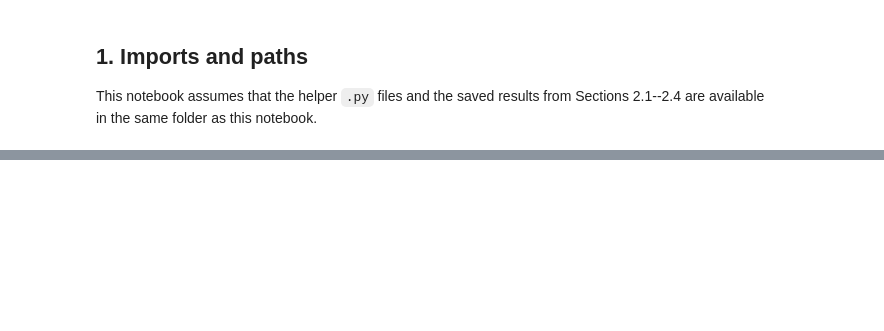
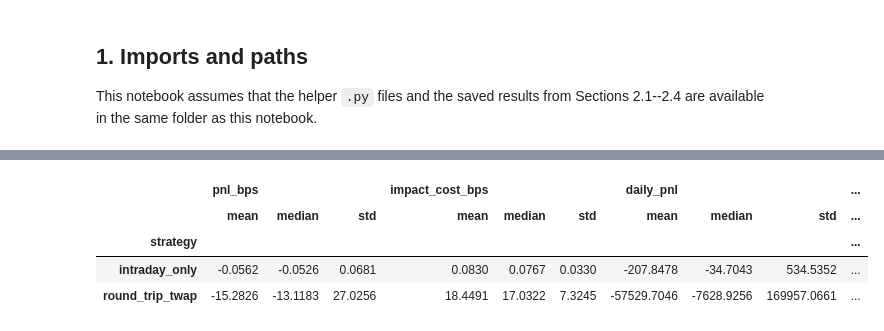
Before and after one commit to raphdlfrg/Quant_Trading_Price_Impact, a Jupyter notebook: 2_5_Optimal_Trading_Strategy.ipynb, the cells around one changed output, grey strips where cells are left out. Cells and saved outputs as stored; diff of their text form; code cells hidden in the pictures; blank space fills up the shorter version.

```diff
--- a/2_5_Optimal_Trading_Strategy.ipynb
+++ b/2_5_Optimal_Trading_Strategy.ipynb
@@ -885,0 +392,12 @@ This directly answers the instruction to simulate trading strategies with and wi
+# %%
+twap_round_trip_trades_df = make_round_trip_twap_trade_df(
+    test_px_df=test_px_df,
+    scaling_df=scaling_df,
+    participation_rate=target_participation / 2,
+)
+
+strategy_trade_dfs["round_trip_twap"] = twap_round_trip_trades_df
+
+print("round_trip_twap")
+print("  total abs traded:", twap_round_trip_trades_df.abs().sum(axis=1).describe()[["mean", "50%", "min", "max"]].to_dict())
+print("  net traded:", twap_round_trip_trades_df.sum(axis=1).describe()[["mean", "50%", "min", "max"]].to_dict())
@@ -885,0 +467,32 @@ This directly answers the instruction to simulate trading strategies with and wi
+# %%
+baseline_strategy_trade_dfs = {
+    "intraday_only": strategy_trade_dfs["intraday_only"],
+    "round_trip_twap": strategy_trade_dfs["round_trip_twap"],
+}
+
+ow_baseline_backtests_df = run_strategy_backtests_for_model(
+    strategy_trade_dfs=baseline_strategy_trade_dfs,
+    model_type="ow",
+    test_px_df=test_px_df,
+    test_traded_volume_df=test_traded_volume_df,
+    scaling_df=scaling_df,
+    fit_dfs=fit_dfs,
+    dt_seconds=dt_seconds,
+)
+
+ow_baseline_summary_df = strategy_summary_table(ow_baseline_backtests_df)
+display(ow_baseline_summary_df)
+
+baseline_extra_metrics_df = (
+    ow_baseline_backtests_df
+    .groupby("strategy")[["max_abs_impact", "total_abs_traded", "net_traded"]]
+    .agg(["mean", "median", "std"])
+)
+
+display(baseline_extra_metrics_df)
+# %% [output]
+|  | pnl_bps |  |  | impact_cost_bps |  |  | daily_pnl |  |  | ... |
+|  | mean | median | std | mean | median | std | mean | median | std | ... |
+| strategy |  |  |  |  |  |  |  |  |  | ... |
+| intraday_only | -0.0562 | -0.0526 | 0.0681 | 0.0830 | 0.0767 | 0.0330 | -207.8478 | -34.7043 | 534.5352 | ... |
+| round_trip_twap | -15.2826 | -13.1183 | 27.0256 | 18.4491 | 17.0322 | 7.3245 | -57529.7046 | -7628.9256 | 169957.0661 | ... |
```
Also changed, not shown: parts of 48 cells of this notebook, 3 other files.
